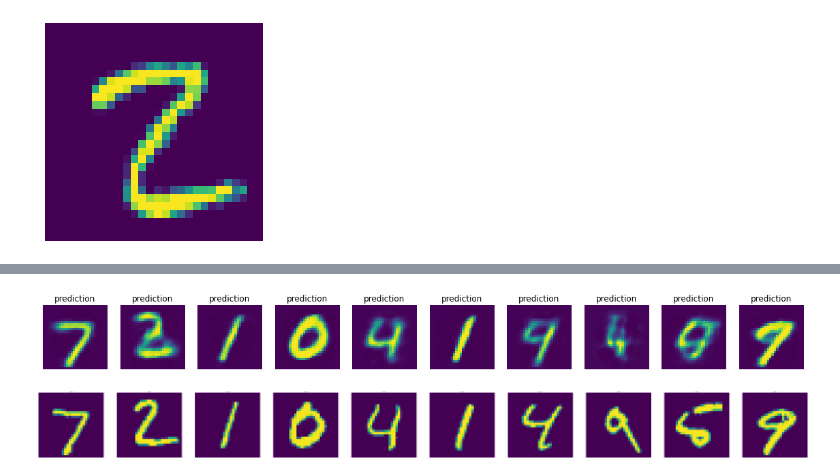
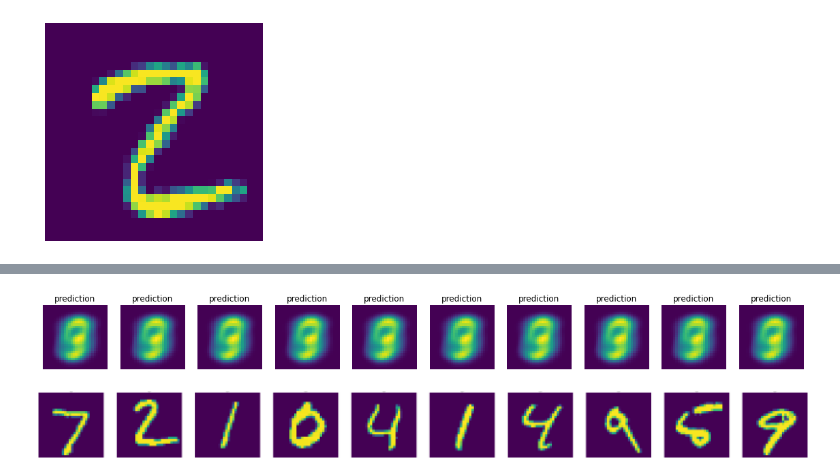
Before and after one commit to arun477/variational_autoencoder, a Jupyter notebook: linear_vae.ipynb, the cells around one changed output, grey strips where cells are left out. Cells and saved outputs as stored; diff of their text form; code cells hidden in the pictures.

```diff
--- a/linear_vae.ipynb
+++ b/linear_vae.ipynb
@@ -59,10 +59,13 @@ class VAE(nn.Module):
         return nn.Sequential(
             nn.Linear(784, 100),
             nn.BatchNorm1d(100),
-            nn.LeakyReLU(negative_slope=0.3),
-            nn.Linear(100, self.latent_dim*2),
+            nn.LeakyReLU(negative_slope=0.4),
+            nn.Linear(100, 50),
+            nn.BatchNorm1d(50),
+            nn.LeakyReLU(negative_slope=0.4),
+            nn.Linear(50, self.latent_dim*2),
             nn.BatchNorm1d(self.latent_dim*2),
-            nn.Tanh()
+            nn.LeakyReLU(negative_slope=0.4),
         )
 
     def reparameterize(self, mu, logvar):
@@ -72,9 +75,12 @@ class VAE(nn.Module):
 
     def _decoder(self):
         return nn.Sequential(
-            nn.Linear(self.latent_dim, 100),
+            nn.Linear(self.latent_dim, 50),
+            nn.BatchNorm1d(50),
+            nn.LeakyReLU(negative_slope=0.4),
+            nn.Linear(50, 100),
             nn.BatchNorm1d(100),
-            nn.LeakyReLU(negative_slope=0.3),
+            nn.LeakyReLU(negative_slope=0.4),
             nn.Linear(100, 784),
             nn.BatchNorm1d(784),
             nn.Tanh()
@@ -186,20 +182,20 @@ actstats.plot_dead_act(figsize=(20, 4))
 # %%
 xb,yb = next(iter(dls.valid))
-outp = model(xb).detach()
+outp = model(xb)[0].detach()
 sz = 10
 imgs = outp[:sz]
 imgs.shape
 _,axs = plt.subplots(1, sz, figsize=(20, 20))
 for img, ax in zip(imgs, axs.flat):
     ax.imshow(img.view(28,28))
     ax.set_axis_off()
     ax.set_title('prediction')
 
 _,axs2 = plt.subplots(1, sz, figsize=(200, 200))
 for img, ax in zip(xb[:sz], axs2.flat):
     ax.imshow(img.view(28,28))
     ax.set_axis_off()
     ax.set_title('original')
 # %% [output]
-[figure, old version]
+[figure, new version]
 [figure]
```
Also changed, not shown: parts of 6 cells of this notebook.
